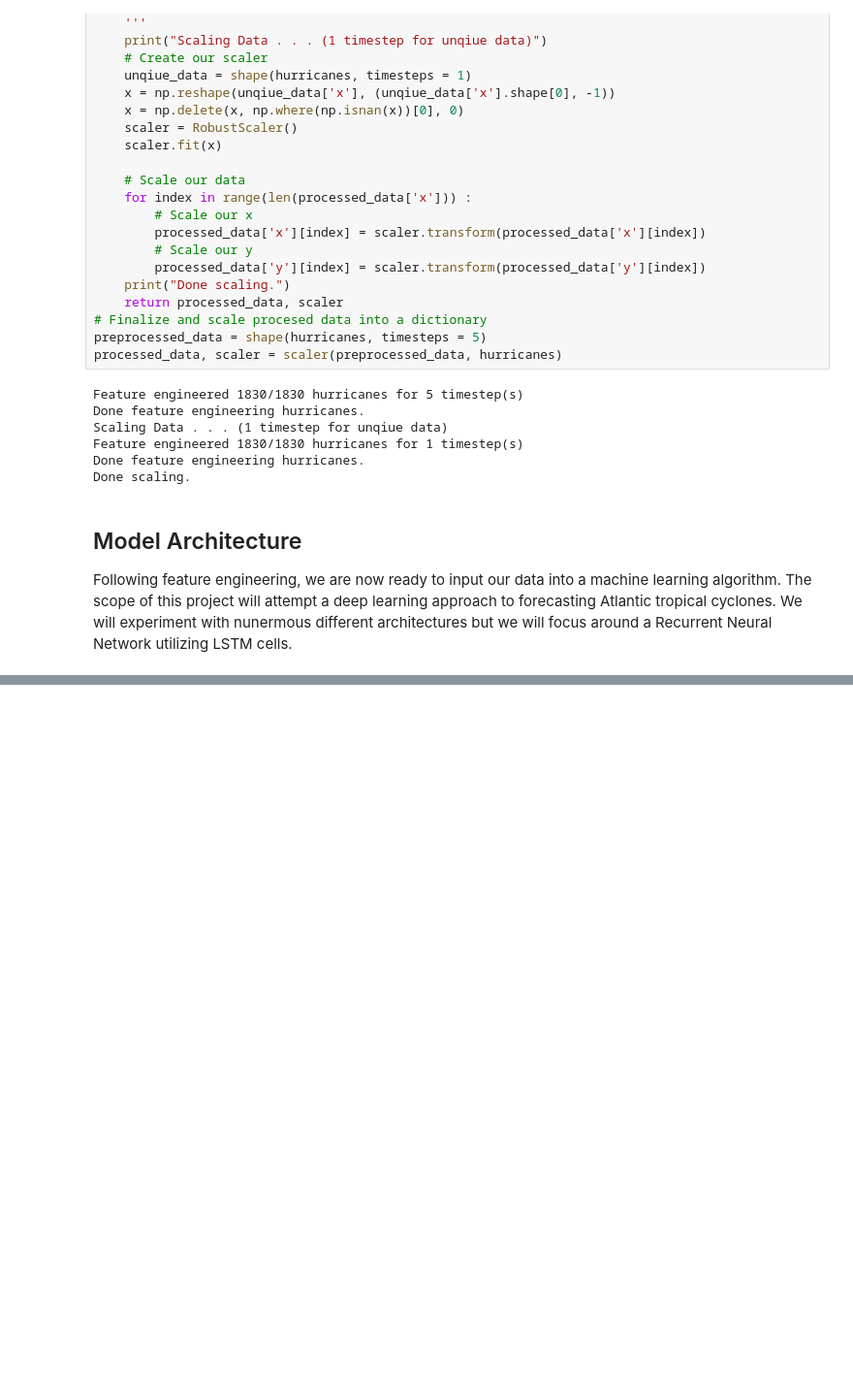
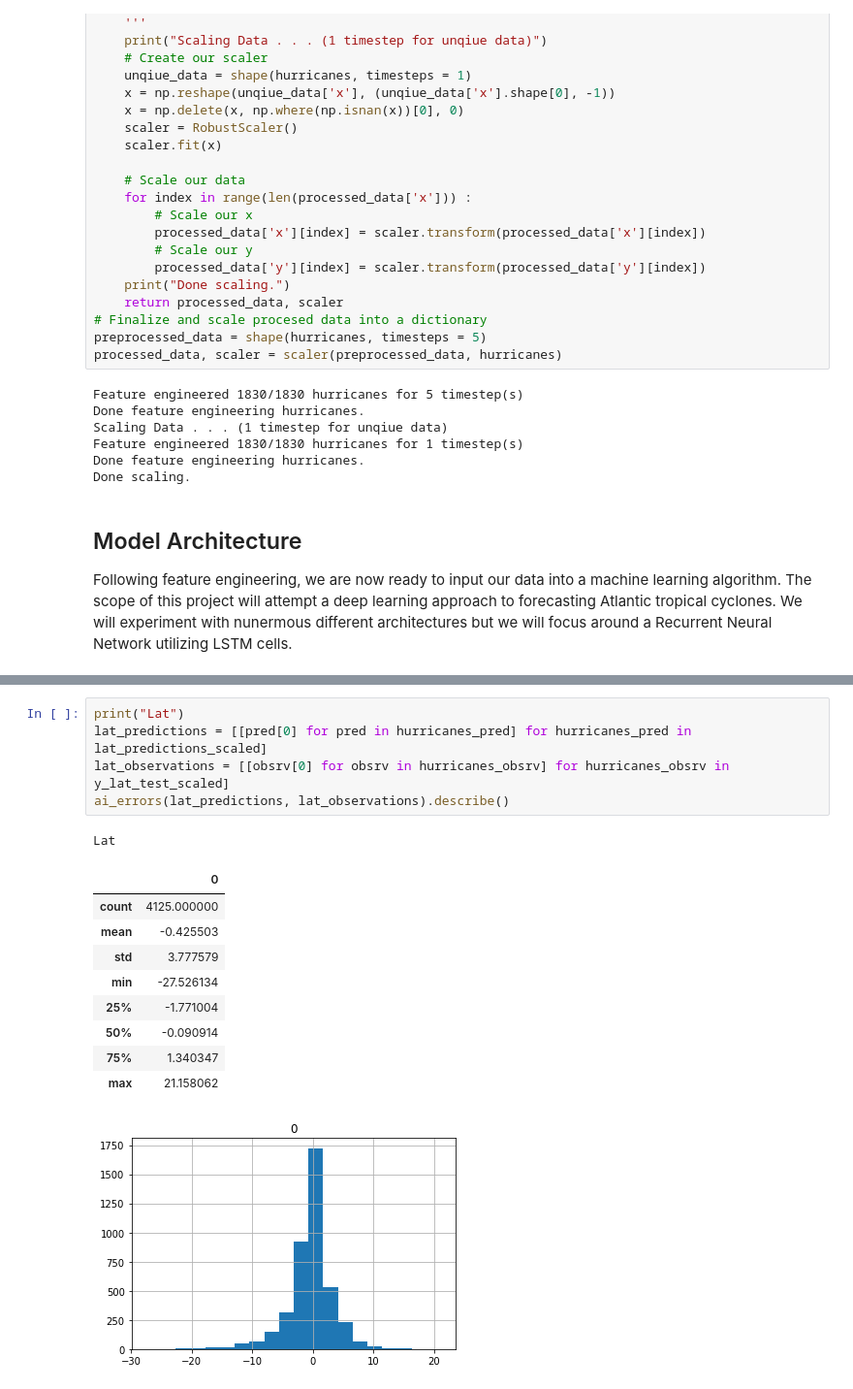
Before and after one commit to hammad93/hurricane-net, a Jupyter notebook: hurricane-net.ipynb, the cells around one changed output, grey strips where cells are left out. Shown at 97% size. Cells and saved outputs as stored; diff of their text form; blank space fills up the shorter version.

```diff
--- a/hurricane-net.ipynb
+++ b/hurricane-net.ipynb
@@ -447,0 +515,17 @@ ai_errors(wind_predictions, wind_observations).describe()
+# %%
+print("Lat")
+lat_predictions = [[pred[0] for pred in hurricanes_pred] for hurricanes_pred in lat_predictions_scaled]
+lat_observations = [[obsrv[0] for obsrv in hurricanes_obsrv] for hurricanes_obsrv in y_lat_test_scaled]
+ai_errors(lat_predictions, lat_observations).describe()
+# %% [output]
+Lat
+|  | 0 |
+| count | 4125.000000 |
+| mean | -0.425503 |
+| std | 3.777579 |
+| min | -27.526134 |
+| 25% | -1.771004 |
+| 50% | -0.090914 |
+| 75% | 1.340347 |
+| max | 21.158062 |
+[figure, added]
```
Also changed, not shown: parts of 5 cells of this notebook.
